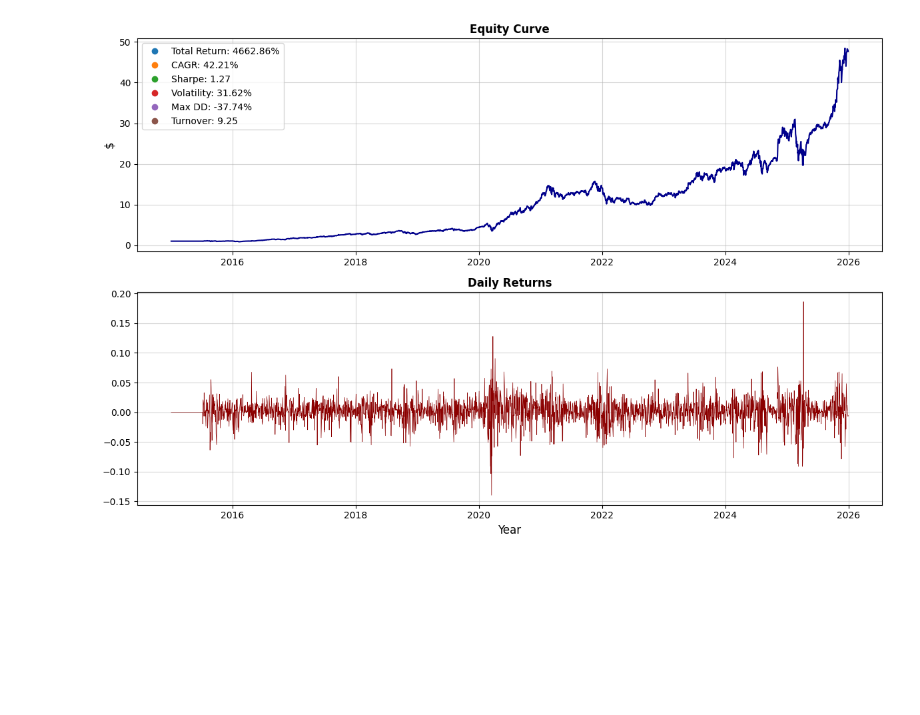
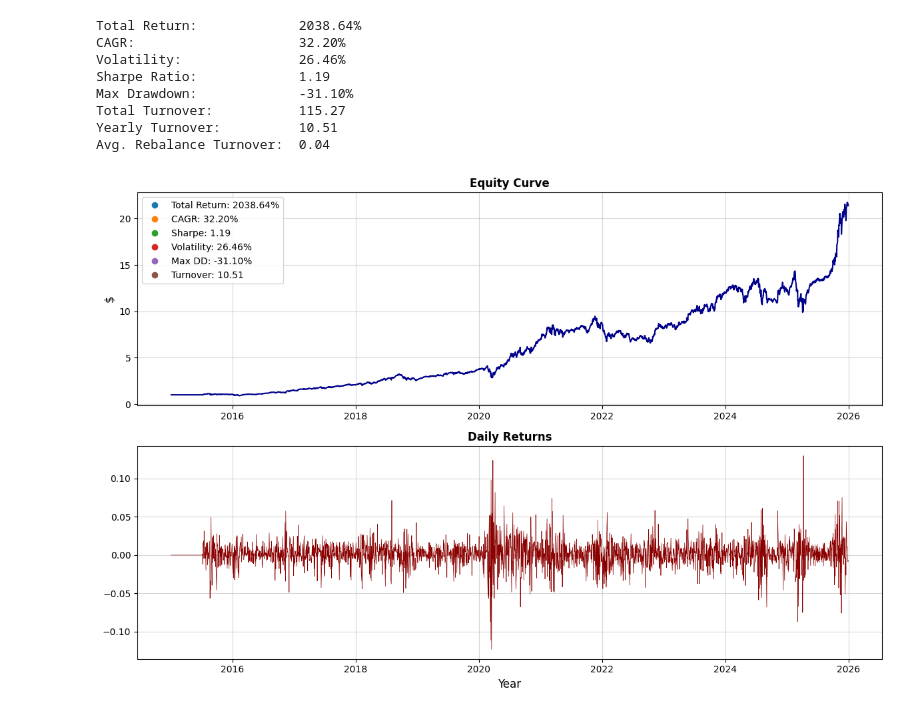
Before and after one commit to varietytas/plain_momentum, a Jupyter notebook: main.ipynb, the cells around one changed output. Cells and saved outputs as stored; diff of their text form; code cells hidden in the pictures; blank space fills up the shorter version.

Commit message:
Added risk-adj momentum

```diff
--- a/main.ipynb
+++ b/main.ipynb
@@ -28,11 +11,12 @@ close
 # %%
 md = OHLCVData(None, None, None, close, None)
-signal = sig.skipmonth_momentum(md.close)
-
-res = bt.run_backtest(md, signal)
 # %%
-metrics = mtrc.calculate_metrics(res)
-print(metrics)
+signal_skipmonth = sig.skipmonth_momentum(md.close)
+res_skipmonth = bt.run_backtest(md, signal_skipmonth)
+metrics_skipmonth = mtrc.calculate_metrics(res_skipmonth)
+
+print(metrics_skipmonth)
+visualize(res_skipmonth, metrics_skipmonth)
 # %% [output]
 Total Return:             4662.86%
 CAGR:                     42.21%
@@ -45,4 +30,17 @@ Avg. Rebalance Turnover:  0.04
-# %%
-visualize(res, metrics)
-# %% [output]
-[figure, removed]
+# %%
+signal_riskadj = sig.riskadj_skipmonth_momentum(md.close)
+res_riskadj = bt.run_backtest(md, signal_riskadj)
+metrics_riskadj = mtrc.calculate_metrics(res_riskadj)
+
+print(metrics_riskadj)
+visualize(res_riskadj, metrics_riskadj)
+# %% [output]
+Total Return:             2038.64%
+CAGR:                     32.20%
+Volatility:               26.46%
+Sharpe Ratio:             1.19
+Max Drawdown:             -31.10%
+Total Turnover:           115.27
+Yearly Turnover:          10.51
+Avg. Rebalance Turnover:  0.04
+[figure, added]
```
Also changed, not shown: parts of 3 cells of this notebook, 3 other files.
